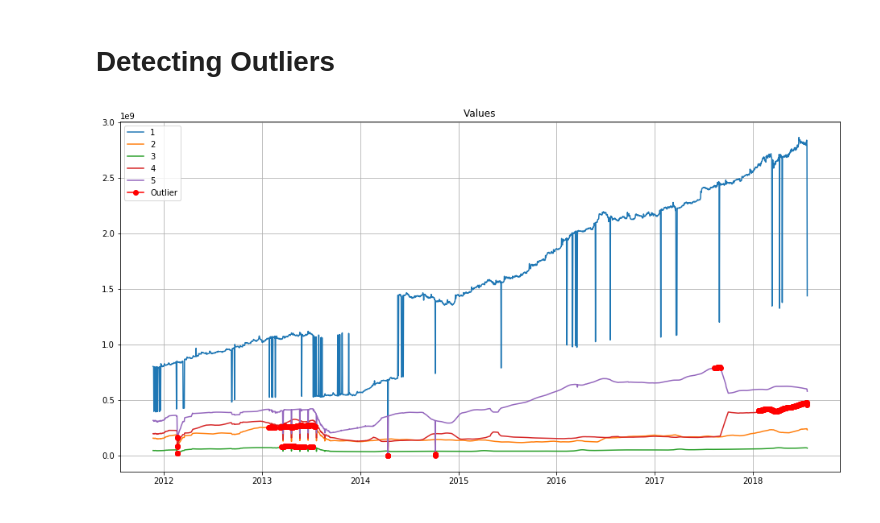
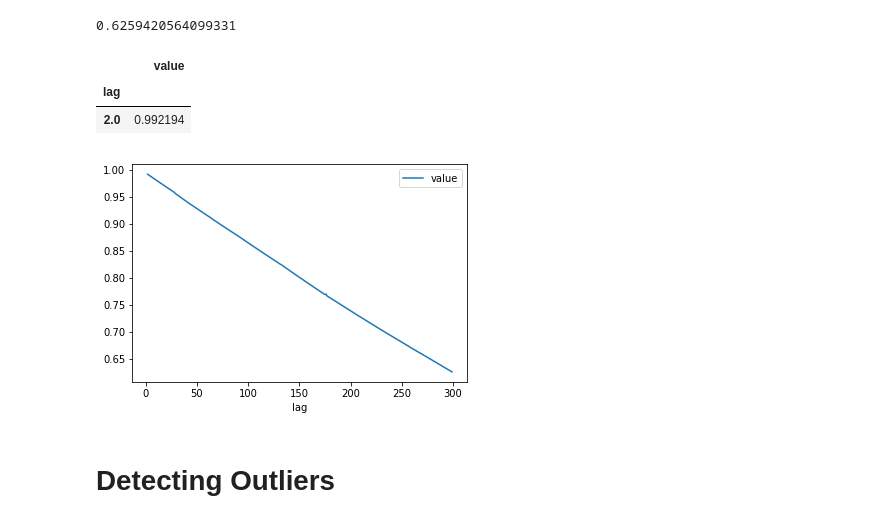
Before and after one commit to pournasserian/TimeSeries, a Jupyter notebook: Main/Untitled.ipynb, the cells around one changed output. Saved outputs shown, nothing was run; the diff lists cells and outputs as text; code cells hidden in the pictures.

```diff
--- a/Main/Untitled.ipynb
+++ b/Main/Untitled.ipynb
@@ -63,40 +87,13 @@ df.head(5)
+# %%
+acfs.plot()
+mean = acfs['value'].min()
+print(mean)
+acfs[acfs['value'] == acfs['value'].max()]
+# %% [output]
+0.6259420564099331
+|  | value |
+| lag |  |
+| 2.0 | 0.992194 |
+[figure, added]
 # %% [markdown]
 # Detecting Outliers
-# %%
-min_o = df['value_1'].mean() - 2 * df['value_1'].std()
-max_o = df['value_1'].mean() + 2 * df['value_1'].std()
-df['o_1'] = df[(df['value_1'] <  min_o) | (df['value_1'] >  max_o)]['value_1']
-min_o = df['value_2'].mean() - 2 * df['value_2'].std()
-max_o = df['value_2'].mean() + 2 * df['value_2'].std()
-df['o_2'] = df[(df['value_2'] <  min_o) | (df['value_2'] >  max_o)]['value_2']
-min_o = df['value_3'].mean() - 2 * df['value_3'].std()
-max_o = df['value_3'].mean() + 2 * df['value_3'].std()
-df['o_3'] = df[(df['value_3'] <  min_o) | (df['value_3'] >  max_o)]['value_3']
-min_o = df['value_4'].mean() - 2 * df['value_4'].std()
-max_o = df['value_4'].mean() + 2 * df['value_4'].std()
-df['o_4'] = df[(df['value_4'] <  min_o) | (df['value_4'] >  max_o)]['value_4']
-min_o = df['value_5'].mean() - 2 * df['value_5'].std()
-max_o = df['value_5'].mean() + 2 * df['value_5'].std()
-df['o_5'] = df[(df['value_5'] <  min_o) | (df['value_5'] >  max_o)]['value_5']
-
-
-plt.figure(figsize=(16,8))
-plt.title('Values')
-
-plt.plot(df['value_1'], label='1')
-plt.plot(df['value_2'], label='2')
-plt.plot(df['value_3'], label='3')
-plt.plot(df['value_4'], label='4')
-plt.plot(df['value_5'], label='5')
-
-plt.plot(df['o_1'], label='Outlier', marker='o', color='r')
-plt.plot(df['o_2'], marker='o', color='r', label='_nolegend_')
-plt.plot(df['o_3'], marker='o', color='r', label='_nolegend_')
-plt.plot(df['o_4'], marker='o', color='r', label='_nolegend_')
-plt.plot(df['o_5'], marker='o', color='r', label='_nolegend_')
-
-plt.legend(loc='upper left')
-plt.grid(True)
-plt.show()
-# %% [output]
-[figure, removed]
```
Also changed, not shown: parts of 20 cells of this notebook, 4 other files.
